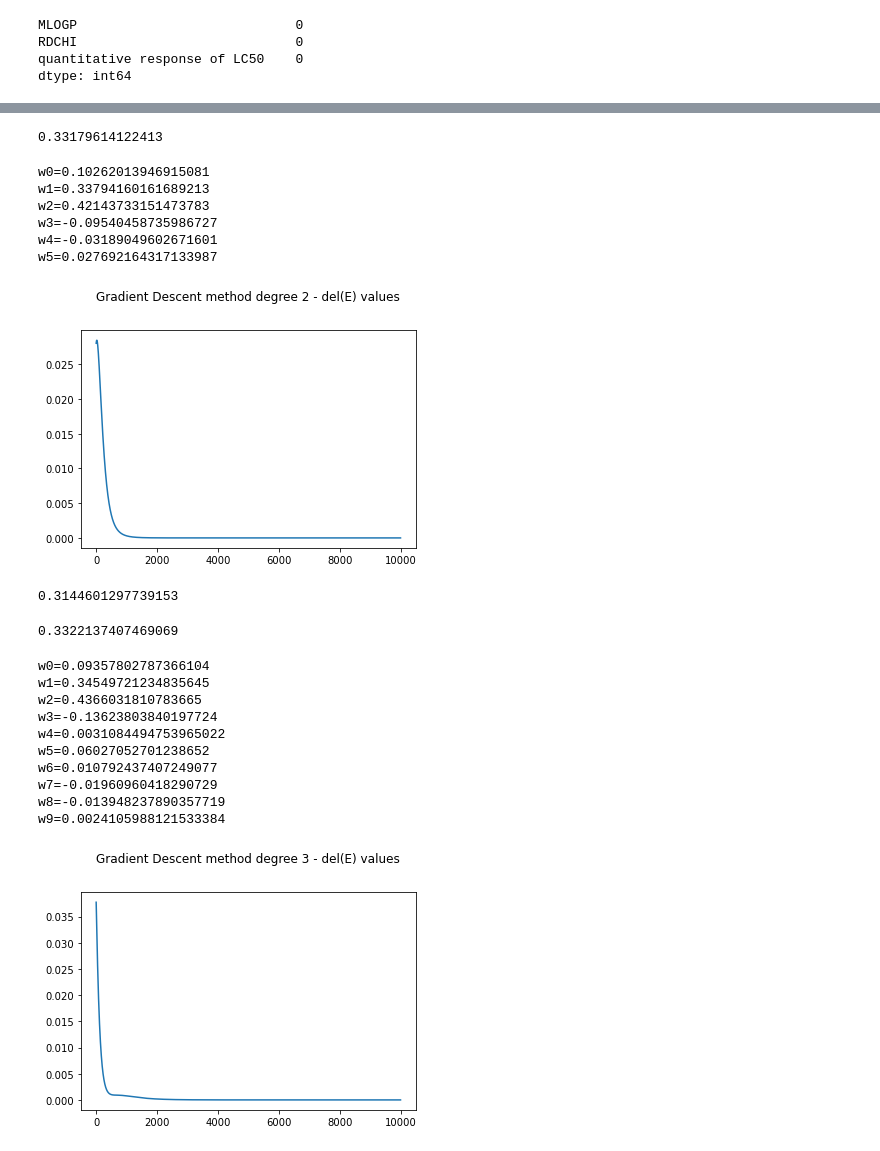
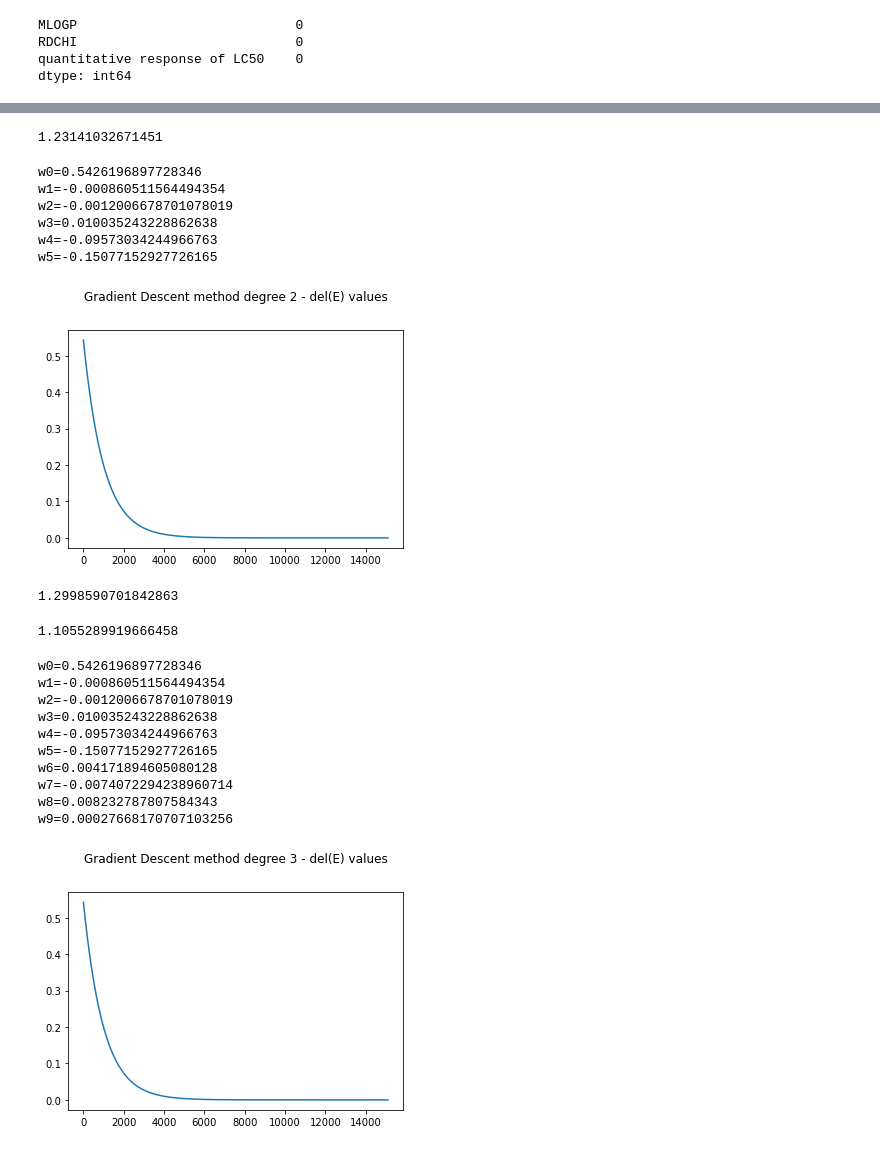
Before and after one commit to AmoghMoses/CS-F320-Assignment-1, a Jupyter notebook: Assignment1B a.ipynb, the cells around one changed output, grey strips where cells are left out. Cells and saved outputs as stored; diff of their text form; code cells hidden in the pictures.

```diff
--- a/Assignment1B a.ipynb
+++ b/Assignment1B a.ipynb
@@ -441,5 +441,5 @@ print(testXVal[0,1])
 # %%
-iters = 10000
+iters = 15000
 learningRate = 0.001 #yeta or n
 costArr= np.zeros(iters+100)
 counterArr = np.zeros(iters+100)
@@ -492,13 +497,15 @@ degree = 1
 wSize = int((degree+1)*(degree+2)/2)
 w = np.zeros(wSize) # similar template for others
 w1 = np.zeros(wSize)
+#print(w, '\n', w1)
 
 counter = 0
 costArr= np.zeros(iters+100)
+counterArr = np.zeros(iters+100)
 for i in range(iters):
     w2 = np.zeros(wSize)
     for j in range(np.shape(valX)[0]):
-        w2 += ((valY[j,0]-np.sum(w*valX[j,:wSize]))*valX[j,:wSize])
+        w2 += ((valY[:wSize,0]-(w*valX[j,:wSize]))*valX[j,:wSize])
 
     w2 = w2/np.shape(valX)[0] #N
 
@@ -509,7 +516,7 @@ for i in range(iters):
     w=w1
     counter+=1
     costArr[counter] = w2[0]
-
+    counterArr[counter] = counter
 
 
 
@@ -541,6 +549,7 @@ testError = 0
 for i in range(np.shape(testXVal)[0]):
     testError += (np.sum(w*testXVal[i,:wSize]) - testYVal[i,0])**2
 
-testError/(np.shape(testXVal)[0]*2)
+TestErr = np.append(TestErr,testError/(np.shape(testXVal)[0]*2))
+testError/np.shape(testXVal)[0]
 # %% [output]
-0.33179614122413
+1.23141032671451
@@ -560,12 +567,14 @@ counterArr = np.zeros(iters+100)
 for i in range(iters):
     w2 = np.zeros(wSize)
     for j in range(np.shape(valX)[0]):
-        w2 += ((valY[j,0]-np.sum(w*valX[j,:wSize]))*valX[j,:wSize])
+        w2 += ((valY[:wSize,0]-(w*valX[j,:wSize]))*valX[j,:wSize])
 
     w2 = w2/np.shape(valX)[0] #N
 
     w1 = w + learningRate*w2
-
+    if w1[0] - w[0] <= 10**(-20):
+        w=w1
+        break
     w=w1
     counter+=1
     costArr[counter] = w2[0]
@@ -578,84 +587,86 @@ for i in range(np.shape(w)[0]):
 
 np.shape(valX)[0]
 fig,ax = plt.subplots()
-ax.plot(costArr[100:-1])
+ax.plot(costArr[1:-1])
 plt.title("Gradient Descent method degree 2 - del(E) values", y = 1, pad = 30)
 plt.show() # the number of iterations are maxed out in the end,
 # %% [output]
-w0=0.10262013946915081
-w1=0.33794160161689213
-w2=0.42143733151473783
-w3=-0.09540458735986727
-w4=-0.03189049602671601
-w5=0.027692164317133987
+w0=0.5426196897728346
+w1=-0.000860511564494354
+w2=-0.0012006678701078019
+w3=0.010035243228862638
+w4=-0.09573034244966763
+w5=-0.15077152927726165
-[figure, old version]
+[figure, new version]
 # %%
 # training data error for degree 2
 w1 = 0
 for i in range(np.shape(valX)[0]):
     w1+= (np.sum(w*valX[i,:wSize]) - valY[i,0])**2
 
-w1/(np.shape(valX)[0]*2)
+TrainErr = np.append(TrainErr,testError/(np.shape(testXVal)[0]*2))
+w1/np.shape(valX)[0]
 # %% [output]
-0.3144601297739153
+1.2998590701842863
 # %%
 # testing data error for degree 2
 testError = 0
 for i in range(np.shape(testXVal)[0]):
     testError += (np.sum(w*testXVal[i,:wSize]) - testYVal[i,0])**2
 
-testError/(np.shape(testXVal)[0]*2)
+TestErr = np.append(TestErr,testError/(np.shape(testXVal)[0]*2))
+testError/np.shape(testXVal)[0]
 # %% [output]
-0.3322137407469069
+1.1055289919666458
 # %%
 # Degree 3 here
 degree = 3
 wSize = int((degree+1)*(degree+2)/2)
 w = np.zeros(wSize) # similar template for others
 w1 = np.zeros(wSize)
 #print(w, '\n', w1)
 
 counter = 0
 costArr= np.zeros(iters+100)
 counterArr = np.zeros(iters+100)
 for i in range(iters):
     w2 = np.zeros(wSize)
     for j in range(np.shape(valX)[0]):
-        w2 += ((valY[j,0]-np.sum(w*valX[j,:wSize]))*valX[j,:wSize])
+        w2 += ((valY[:wSize,0]-(w*valX[j,:wSize]))*valX[j,:wSize])
 
     w2 = w2/np.shape(valX)[0] #N
 
     w1 = w + learningRate*w2
-#     if w1[0] - w[0] <= 10**(-20):
-#         w=w1
-#         break
+    if w1[0] - w[0] <= 10**(-20):
+        w=w1
+        break
     w=w1
     counter+=1
     costArr[counter] = w2[0]
     counterArr[counter] = counter
 
 
 
 for i in range(np.shape(w)[0]):
     print("w", i, "=", w[i], sep = '')
 
 np.shape(valX)[0]
 fig,ax = plt.subplots()
-ax.plot(costArr[100:-1])
+ax.plot(costArr[1:-1])
 plt.title("Gradient Descent method degree 3 - del(E) values", y = 1, pad = 30)
 plt.show() # the number of iterations are maxed out in the end,
 # %% [output]
-w0=0.09357802787366104
-w1=0.34549721234835645
-w2=0.4366031810783665
-w3=-0.13623803840197724
-w4=0.0031084494753965022
-w5=0.06027052701238652
-w6=0.010792437407249077
-w7=-0.01960960418290729
-w8=-0.013948237890357719
-w9=0.0024105988121533384
+w0=0.5426196897728346
+w1=-0.000860511564494354
+w2=-0.0012006678701078019
+w3=0.010035243228862638
+w4=-0.09573034244966763
+w5=-0.15077152927726165
+w6=0.004171894605080128
+w7=-0.0074072294238960714
+w8=0.008232787807584343
+w9=0.00027668170707103256
-[figure, old version]
+[figure, new version]
 # %%
 # training data error for degree 3
 w1 = 0
```
Also changed, not shown: parts of 41 cells of this notebook, 1 other file.
